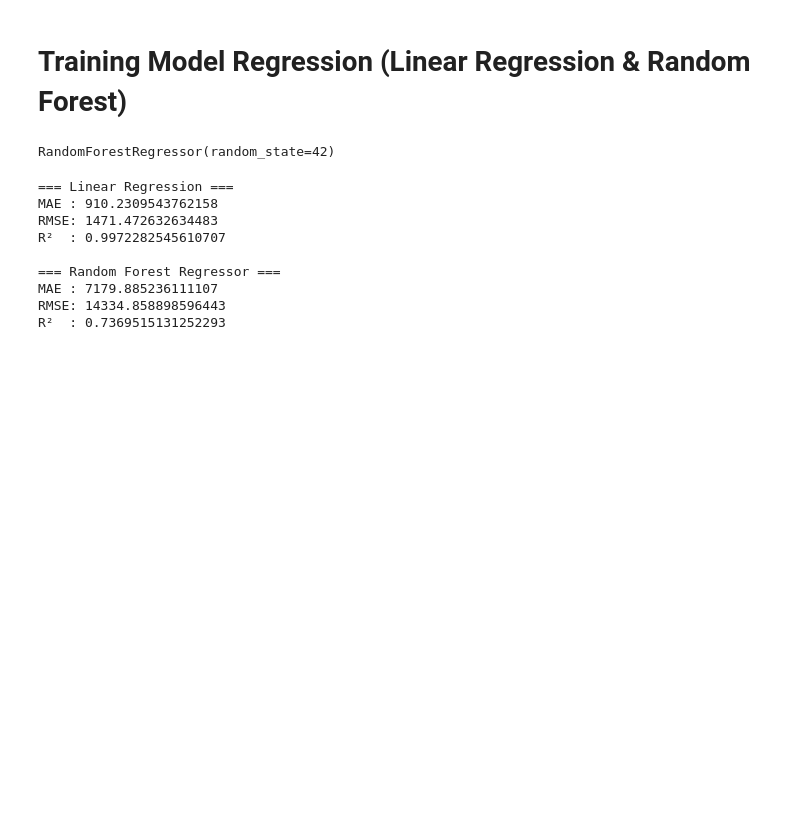
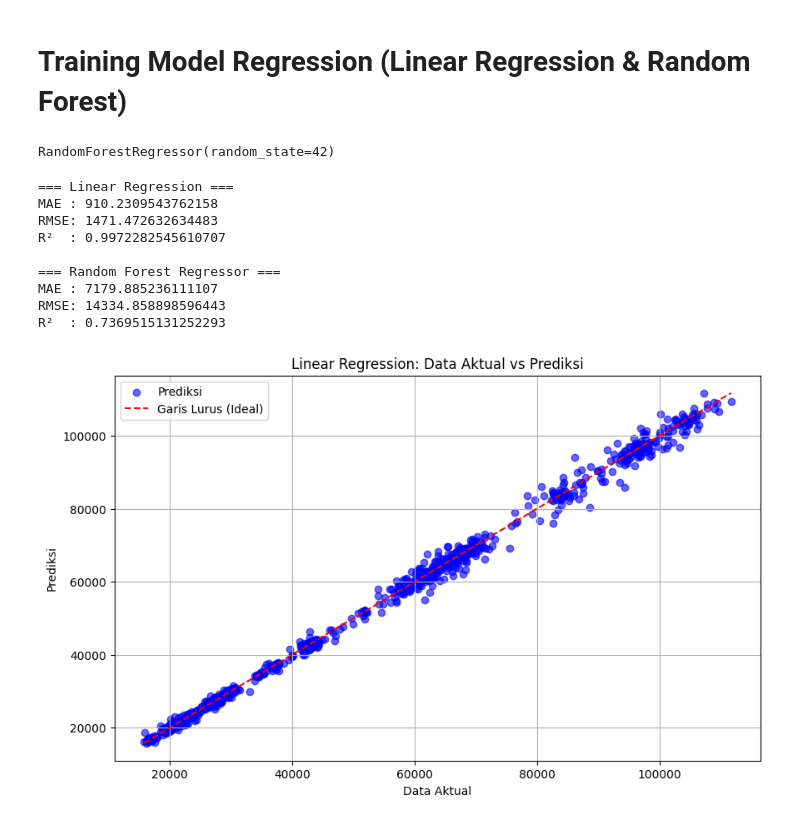
Before and after one commit to Raihlm/CryptoPredictionsProject, a Jupyter notebook: notebooks/modelTraining.ipynb, the cells around one changed output. Cells and saved outputs as stored; diff of their text form; code cells hidden in the pictures; blank space fills up the shorter version.

```diff
--- a/notebooks/modelTraining.ipynb
+++ b/notebooks/modelTraining.ipynb
@@ -170,6 +170,27 @@ R²  : 0.9972282545610707
 MAE : 7179.885236111107
 RMSE: 14334.858898596443
 R²  : 0.7369515131252293
+# %%
+import matplotlib.pyplot as plt
+import numpy as np
+
+# Prediksi menggunakan Linear Regression
+y_pred = linreg.predict(X_test)
+
+# Plot data aktual vs prediksi
+plt.figure(figsize=(10, 6))
+plt.scatter(y_test, y_pred, color='blue', label='Prediksi', alpha=0.6)
+plt.plot([min(y_test), max(y_test)], [min(y_test), max(y_test)], color='red', label='Garis Lurus (Ideal)', linestyle='--')
+
+# Tambahkan label dan judul
+plt.xlabel("Data Aktual")
+plt.ylabel("Prediksi")
+plt.title("Linear Regression: Data Aktual vs Prediksi")
+plt.legend()
+plt.grid(True)
+plt.show()
+# %% [output]
+[figure, added]
 # %%
 # Save model dan scaler
 with open('../Model/price_prediction/linreg_model.pkl', 'wb') as f:
```
Also changed, not shown: 1 other file.
